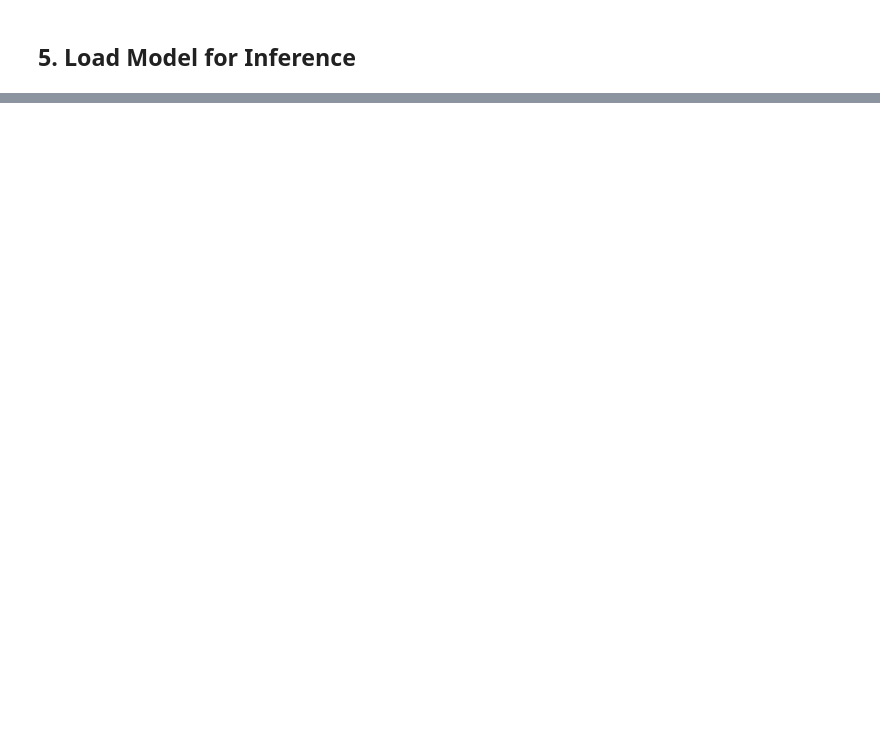
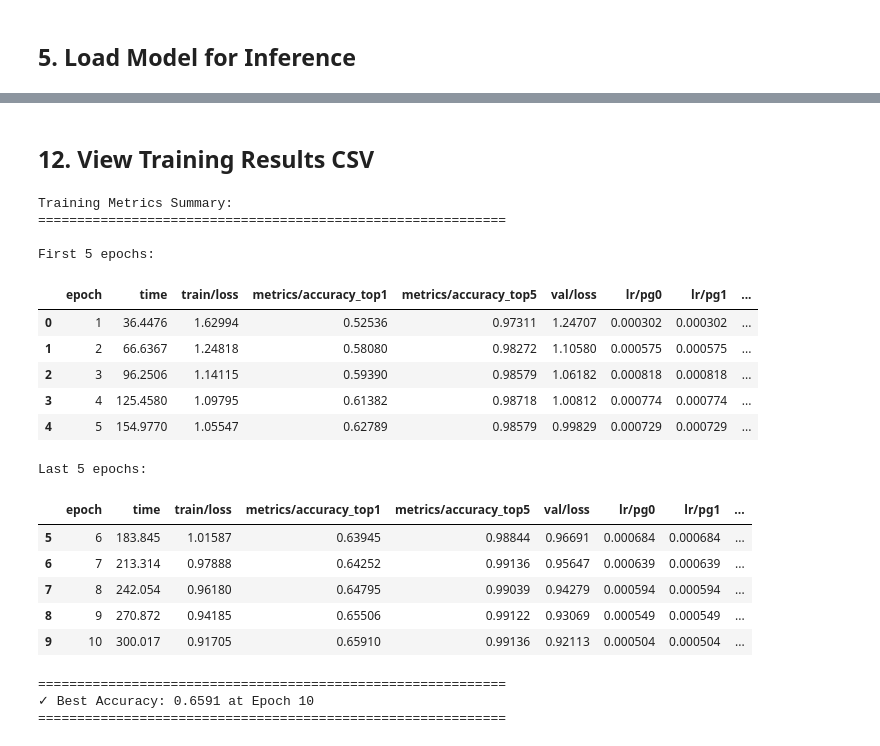
Before and after one commit to GroupBAudi/2331182-Lab-AI, a Jupyter notebook: uas/main.ipynb, the cells around one changed output, grey strips where cells are left out. Cells and saved outputs as stored; diff of their text form; code cells hidden in the pictures; blank space fills up the shorter version.

```diff
--- a/uas/main.ipynb
+++ b/uas/main.ipynb
@@ -586,0 +607,69 @@ data/
+# %% [markdown]
+## 12. View Training Results CSV
+# %%
+# Display training metrics as a table
+import pandas as pd
+from pathlib import Path
+
+# Try to find results.csv
+csv_paths = [
+    Path('training_results.csv'),
+    Path('emotion_runs/emotion_classifier/results.csv')
+]
+
+csv_path = None
+for path in csv_paths:
+    if path.exists():
+        csv_path = path
+        break
+
+if csv_path:
+    print("Training Metrics Summary:")
+    print("="*60 + "\n")
+
+    df = pd.read_csv(csv_path)
+
+    # Clean column names (remove extra spaces)
+    df.columns = df.columns.str.strip()
+
+    # Display first few rows
+    print("First 5 epochs:")
+    display(df.head())
+
+    # Display last few rows
+    print("\nLast 5 epochs:")
+    display(df.tail())
+
+    # Find best epoch
+    if 'metrics/accuracy_top1' in df.columns:
+        best_idx = df['metrics/accuracy_top1'].idxmax()
+        best_acc = df.loc[best_idx, 'metrics/accuracy_top1']
+        best_epoch = df.loc[best_idx, 'epoch']
+
+        print(f"\n" + "="*60)
+        print(f"✓ Best Accuracy: {best_acc:.4f} at Epoch {int(best_epoch)}")
+        print("="*60)
+else:
+    print("⚠ Training results CSV not found!")
+    print("Train a model first or copy metrics to root directory.")
+# %% [output]
+Training Metrics Summary:
+============================================================
+
+First 5 epochs:
+|  | epoch | time | train/loss | metrics/accuracy_top1 | metrics/accuracy_top5 | val/loss | lr/pg0 | lr/pg1 | ... |
+| 0 | 1 | 36.4476 | 1.62994 | 0.52536 | 0.97311 | 1.24707 | 0.000302 | 0.000302 | ... |
+| 1 | 2 | 66.6367 | 1.24818 | 0.58080 | 0.98272 | 1.10580 | 0.000575 | 0.000575 | ... |
+| 2 | 3 | 96.2506 | 1.14115 | 0.59390 | 0.98579 | 1.06182 | 0.000818 | 0.000818 | ... |
+| 3 | 4 | 125.4580 | 1.09795 | 0.61382 | 0.98718 | 1.00812 | 0.000774 | 0.000774 | ... |
+| 4 | 5 | 154.9770 | 1.05547 | 0.62789 | 0.98579 | 0.99829 | 0.000729 | 0.000729 | ... |
+Last 5 epochs:
+|  | epoch | time | train/loss | metrics/accuracy_top1 | metrics/accuracy_top5 | val/loss | lr/pg0 | lr/pg1 | ... |
+| 5 | 6 | 183.845 | 1.01587 | 0.63945 | 0.98844 | 0.96691 | 0.000684 | 0.000684 | ... |
+| 6 | 7 | 213.314 | 0.97888 | 0.64252 | 0.99136 | 0.95647 | 0.000639 | 0.000639 | ... |
+| 7 | 8 | 242.054 | 0.96180 | 0.64795 | 0.99039 | 0.94279 | 0.000594 | 0.000594 | ... |
+| 8 | 9 | 270.872 | 0.94185 | 0.65506 | 0.99122 | 0.93069 | 0.000549 | 0.000549 | ... |
+| 9 | 10 | 300.017 | 0.91705 | 0.65910 | 0.99136 | 0.92113 | 0.000504 | 0.000504 | ... |
+============================================================
+✓ Best Accuracy: 0.6591 at Epoch 10
+============================================================
```
Also changed, not shown: parts of 13 cells of this notebook.
